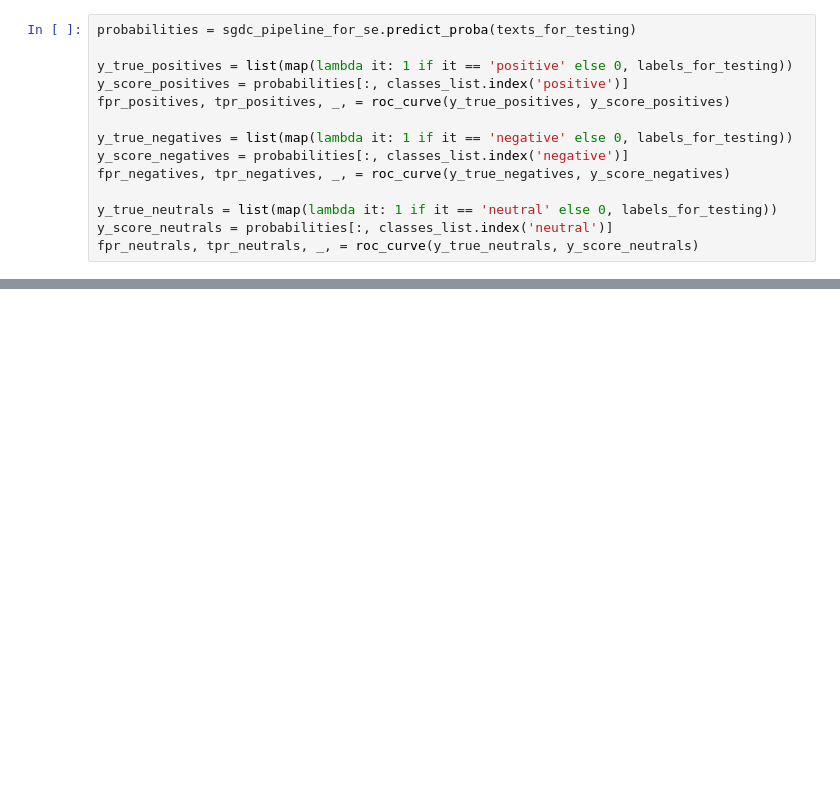
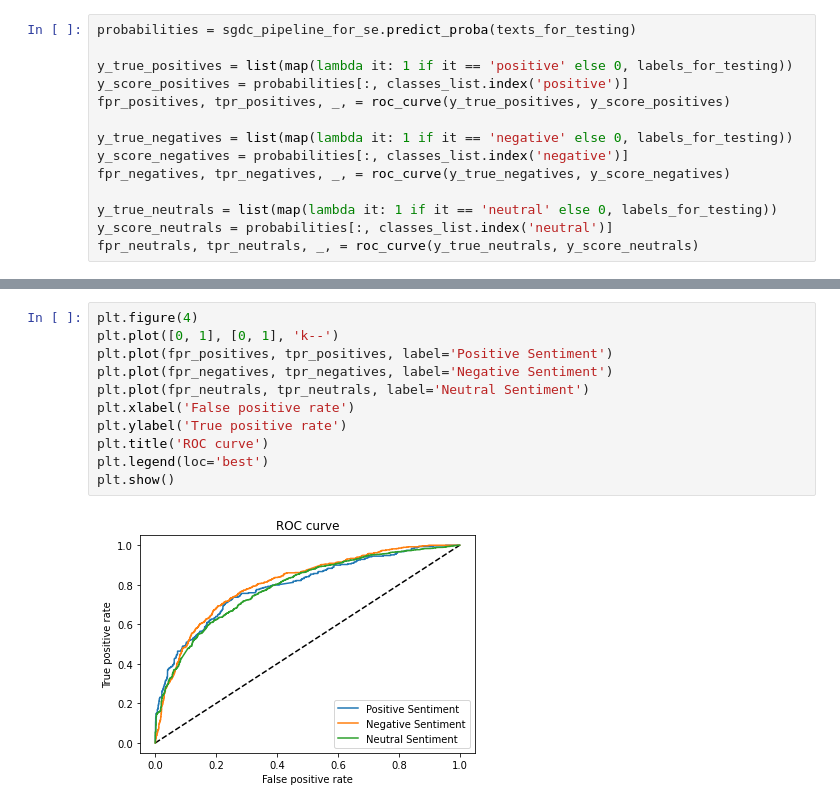
Before and after one commit to lbdkn8/nlp_experiments, a Jupyter notebook: Lebedkin_logistic_regression.ipynb, the cells around one changed output, grey strips where cells are left out. Drawn from its saved outputs; the diff is of its cells as text; blank space fills up the shorter version.

```diff
--- a/Lebedkin_logistic_regression.ipynb
+++ b/Lebedkin_logistic_regression.ipynb
@@ -689,0 +780,13 @@ weighted avg   0.737979  0.744340  0.718120      3313
+# %%
+plt.figure(4)
+plt.plot([0, 1], [0, 1], 'k--')
+plt.plot(fpr_positives, tpr_positives, label='Positive Sentiment')
+plt.plot(fpr_negatives, tpr_negatives, label='Negative Sentiment')
+plt.plot(fpr_neutrals, tpr_neutrals, label='Neutral Sentiment')
+plt.xlabel('False positive rate')
+plt.ylabel('True positive rate')
+plt.title('ROC curve')
+plt.legend(loc='best')
+plt.show()
+# %% [output]
+[figure, added]
```
Also changed, not shown: parts of 59 cells of this notebook.
